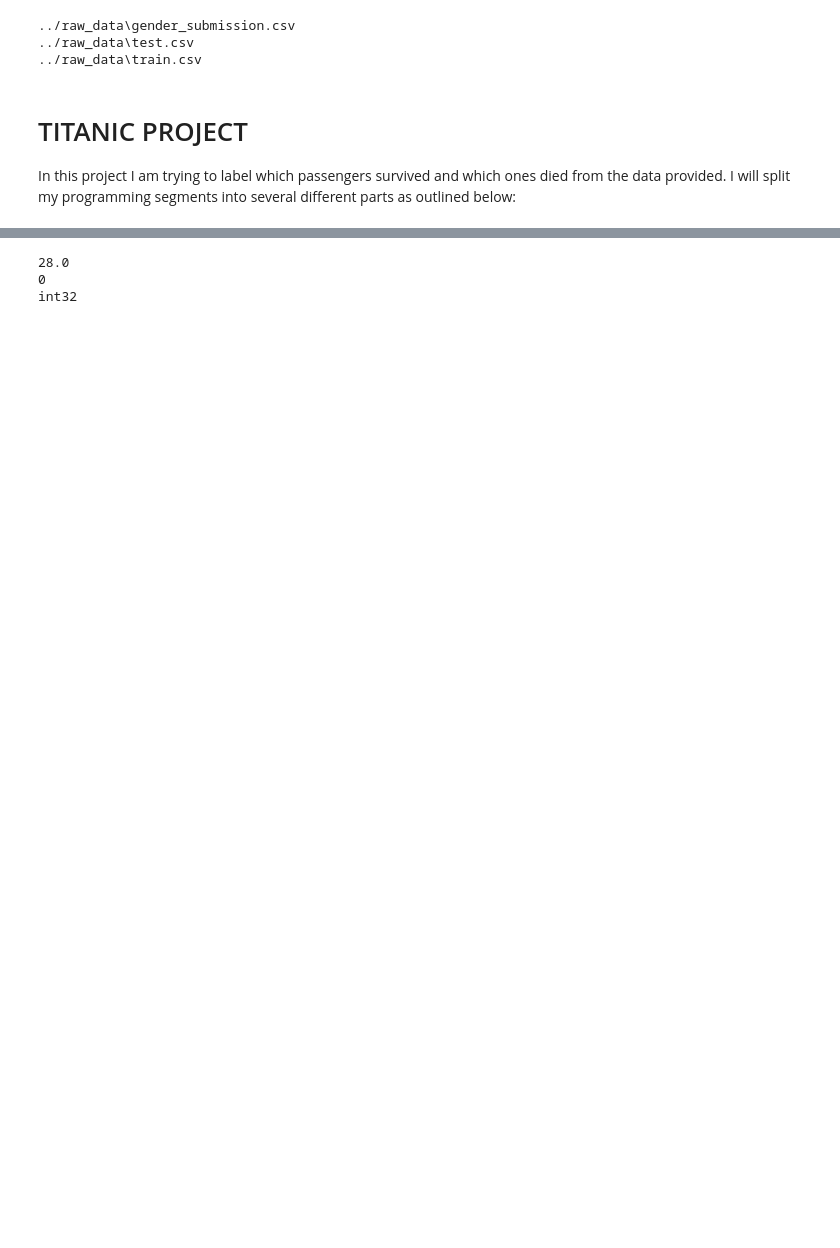
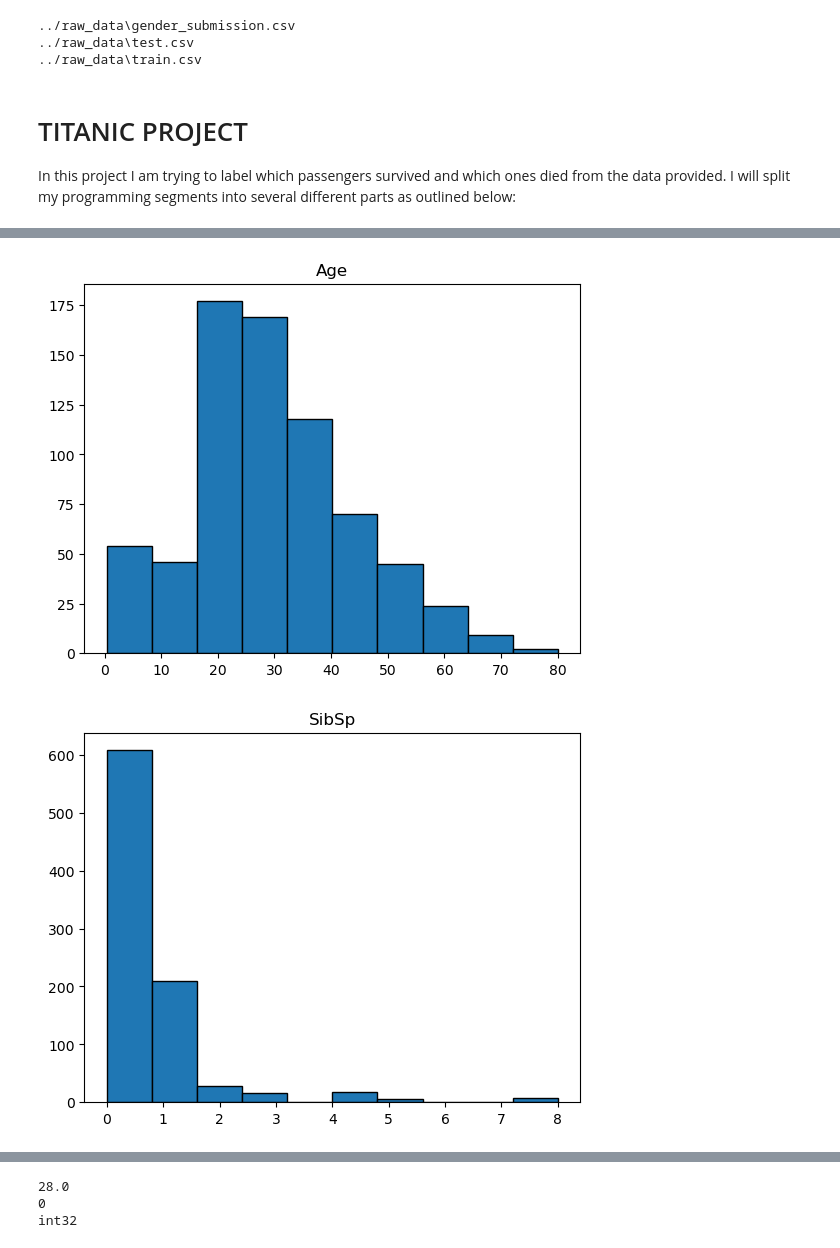
Before and after one commit to xblam/titanic, a Jupyter notebook: notebooks/titanic.ipynb, the cells around one changed output, grey strips where cells are left out. Cells and saved outputs as stored; diff of their text form; code cells hidden in the pictures; blank space fills up the shorter version.

```diff
--- a/notebooks/titanic.ipynb
+++ b/notebooks/titanic.ipynb
@@ -67,0 +60,13 @@ dtype: int64
+# %%
+# first we will split the data into numeric and categorical columns
+df_num = train[['Age','SibSp','Parch','Fare']]
+df_cat = train[['Survived','Pclass','Sex','Ticket','Cabin','Embarked']]
+
+# see the distribution of the numeric columns
+for i in df_num.columns:
+    plt.hist(df_num[i], bins = 10, edgecolor='black')
+    plt.title(i)
+    plt.show()
+# %% [output]
+[figure, added]
+[figure, added]
```
Also changed, not shown: parts of 7 cells of this notebook.
